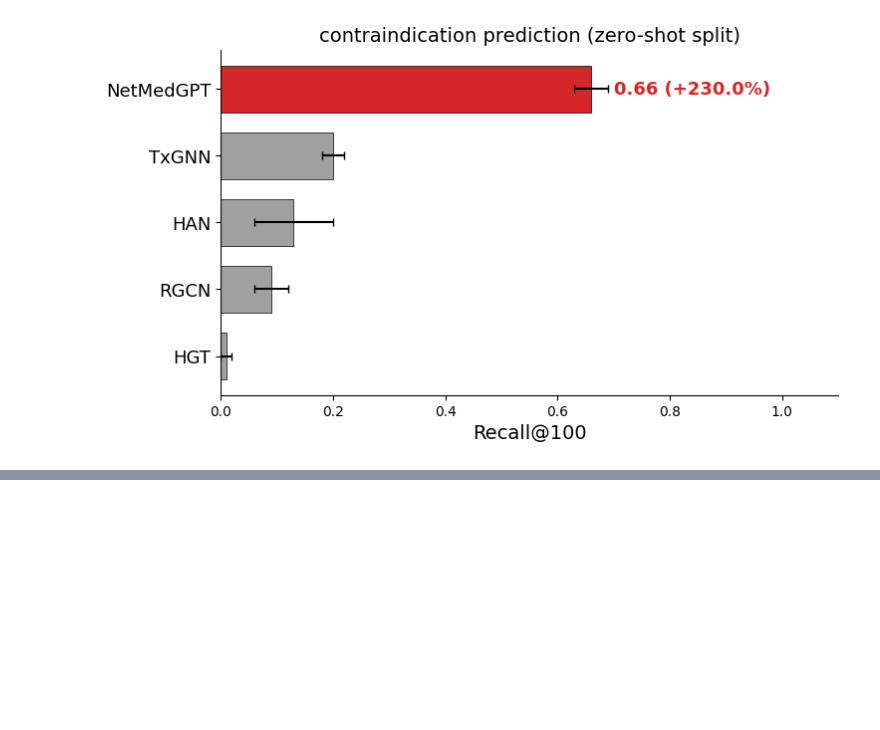
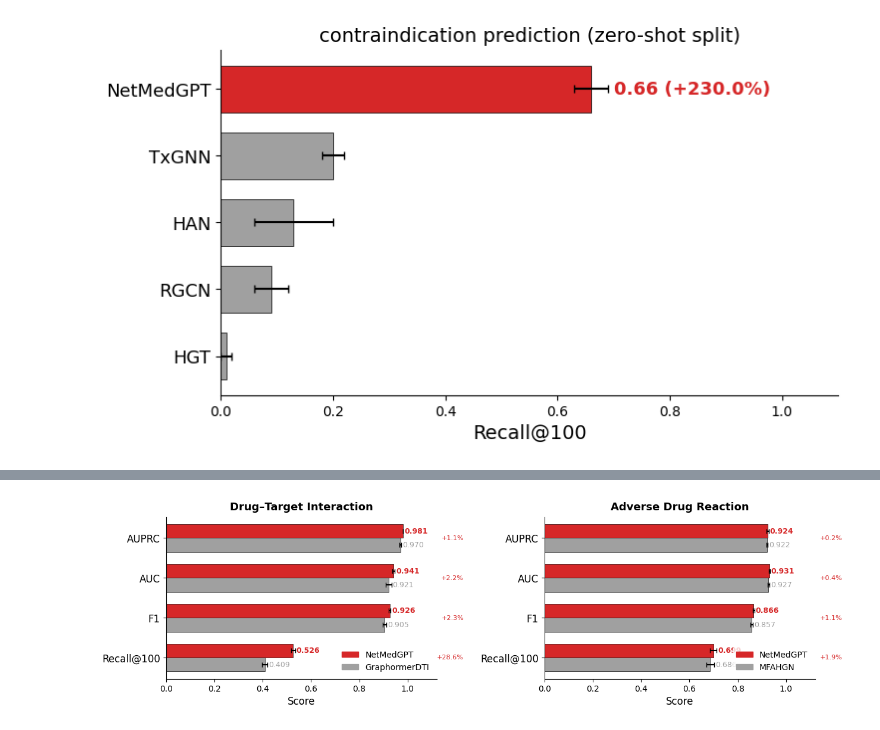
Before and after one commit to faren-f/NetMedGPT, a Jupyter notebook: reproduce_plots/reproduce_plots.ipynb, the cells around one changed output, grey strips where cells are left out. Cells and saved outputs as stored; diff of their text form; code cells hidden in the pictures; blank space fills up the shorter version.

```diff
--- a/reproduce_plots/reproduce_plots.ipynb
+++ b/reproduce_plots/reproduce_plots.ipynb
@@ -6,4 +8,4 @@ import matplotlib.pyplot as plt
 # %%
-data_dir = "/home/bbc8731/NetMedGPT/reproduce_plots/results/"
-mfahgn_dir = "/home/bbc8731/MFAHGN/MFAHGN/ADR_comparison/results/netmedgpt_results.json"
-graphformerdti_dir = "/home/bbc8731/GraphormerDTI/comparison_results/MFAHGN/ADR_comparison/results/netmedgpt_results.json"
+data_dir = "../reproduce_plots/results/"
+all_results = pd.read_csv(os.path.join(data_dir, "all_results.csv"))
+all_results
@@ -1207,12 +1242,13 @@ ax.grid(False)
 [figure]
 ... (3 outputs left out)
 # %%
-Lp_test_zeroshot = pd.read_csv(os.path.join(data_dir, "Lp_test_zeroshot.csv"))
-recall_precision_zeroshot = pd.read_csv(os.path.join(data_dir, "recall_precision_zeroshot.csv"))
+mask = (all_results['model'] == 'NetMedGPT') & (all_results['evaluation'] == 'zero_shot_split')
+netmedgpt_zeroshot = all_results[mask]
+
 
 # Group by seed
-grouped = Lp_test_zeroshot.groupby('seed')
-grouped_recall = recall_precision_zeroshot.groupby('seed')
+grouped = netmedgpt_zeroshot.groupby('seed')
+grouped_recall = netmedgpt_zeroshot.groupby('seed')
 
 # Extract the first and second rows per seed
 indication_auprcs_netmedgpt = grouped.nth(0)['auprc']
@@ -1221,8 +1257,8 @@ contraindication_auprcs_netmedgpt = grouped.nth(1)['auprc']
 indication_aucs_netmedgpt = grouped.nth(0)['auc']
 contraindication_aucs_netmedgpt = grouped.nth(1)['auc']
 
-indication_recall100_netmedgpt = grouped_recall.nth(0)['hit']
-contraindication_recall100_netmedgpt = grouped_recall.nth(1)['hit']
+indication_recall100_netmedgpt = grouped_recall.nth(0)['recall@100']
+contraindication_recall100_netmedgpt = grouped_recall.nth(1)['recall@100']
 
 # # Compute their means
 # # AUPRC
@@ -1666,0 +1741,70 @@ ax.grid(False)
+# %%
+NM_COLOR   = "#D62728"
+COMP_COLOR = "#A0A0A0"
+
+def plot_panel(ax, data, comp_name, title):
+    metrics   = list(data.keys())
+    n         = len(metrics)
+    bar_height = 0.35
+    y_group   = np.arange(n)
+
+    for gi, metric in enumerate(metrics):
+        nm_mean,   nm_std   = data[metric]["NetMedGPT"]
+        comp_mean, comp_std = data[metric][comp_name]
+
+        # sort so higher performer is first (bi=0)
+        pairs = sorted(
+            [(nm_mean, nm_std, "NetMedGPT"), (comp_mean, comp_std, comp_name)],
+            reverse=True
+        )
+
+        for bi, (mean, std, method) in enumerate(pairs):
+            y     = gi + (bi - 0.5) * bar_height
+            color = NM_COLOR if method == "NetMedGPT" else COMP_COLOR
+            ax.barh(y, mean, xerr=std, height=bar_height,
+                    color=color, capsize=3, edgecolor="black",
+                    linewidth=0.5)
+            ax.text(mean + std + 0.005, y,
+                    f"{mean:.3f}", va="center", fontsize=9,
+                    color=color, fontweight="bold" if method == "NetMedGPT" else "normal")
+
+        # % improvement annotation per metric
+        if nm_mean != comp_mean:
+            base = comp_mean
+            imp  = (nm_mean - base) / base * 100
+            sign = "+" if imp > 0 else ""
+            ax.text(1.10, gi, f"{sign}{imp:.1f}%",
+                    va="center", ha="right", fontsize=8,
+                    color=NM_COLOR if imp > 0 else COMP_COLOR,
+                    transform=ax.get_yaxis_transform())
+
+    ax.set_yticks(y_group)
+    ax.set_yticklabels(metrics, fontsize=12)
+    ax.invert_yaxis()
+    ax.set_xlim(0, 1.12)
+    ax.set_xlabel("Score", fontsize=12)
+    ax.set_title(title, fontsize=13, fontweight="bold", pad=8)
+    ax.spines["top"].set_visible(False)
+    ax.spines["right"].set_visible(False)
+    ax.grid(False)
+
+    handles = [mpatches.Patch(color=NM_COLOR,   label="NetMedGPT"),
+               mpatches.Patch(color=COMP_COLOR, label=comp_name)]
+    ax.legend(handles=handles, fontsize=10, loc="lower right",
+              framealpha=0.8, edgecolor="none")
+
+
+fig, axes = plt.subplots(1, 2, figsize=(13, 4))
+
+plot_panel(axes[0], dti_data, "GraphormerDTI", "Drug–Target Interaction")
+plot_panel(axes[1], adr_data, "MFAHGN",        "Adverse Drug Reaction")
+
+plt.tight_layout(pad=2.0)
+
+out_png = os.path.join(data_dir, "dti_adr_comparison.png")
+out_pdf = os.path.join(data_dir, "dti_adr_comparison.pdf")
+plt.savefig(out_png, bbox_inches="tight", dpi=300)
+plt.savefig(out_pdf, bbox_inches="tight", dpi=300)
+print(f"Saved: {out_png}")
+plt.show()
+# %% [output]
@@ -1666,0 +1812 @@ ax.grid(False)
+[figure, added]
```
Also changed, not shown: parts of 8 cells of this notebook, 15 other files.
